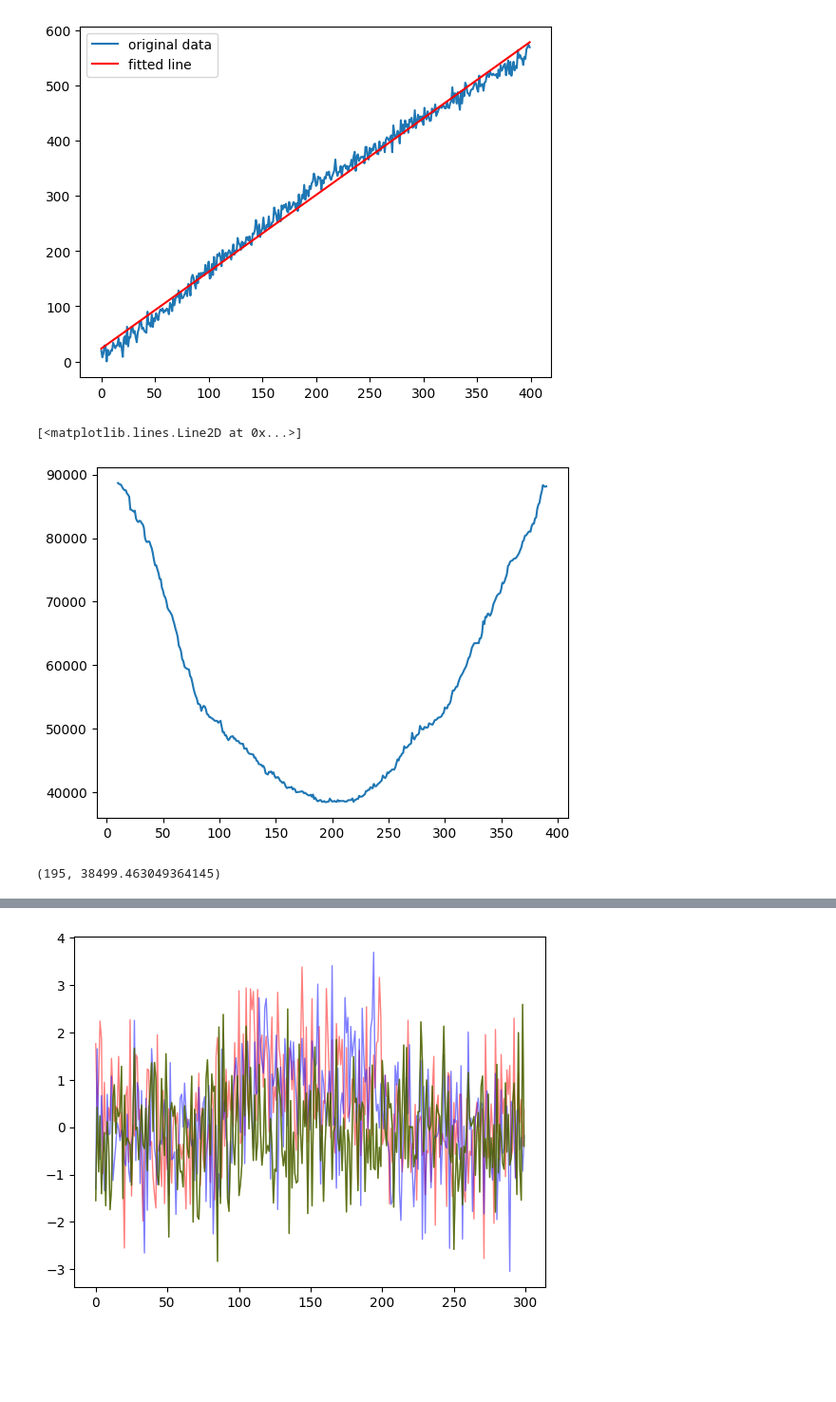
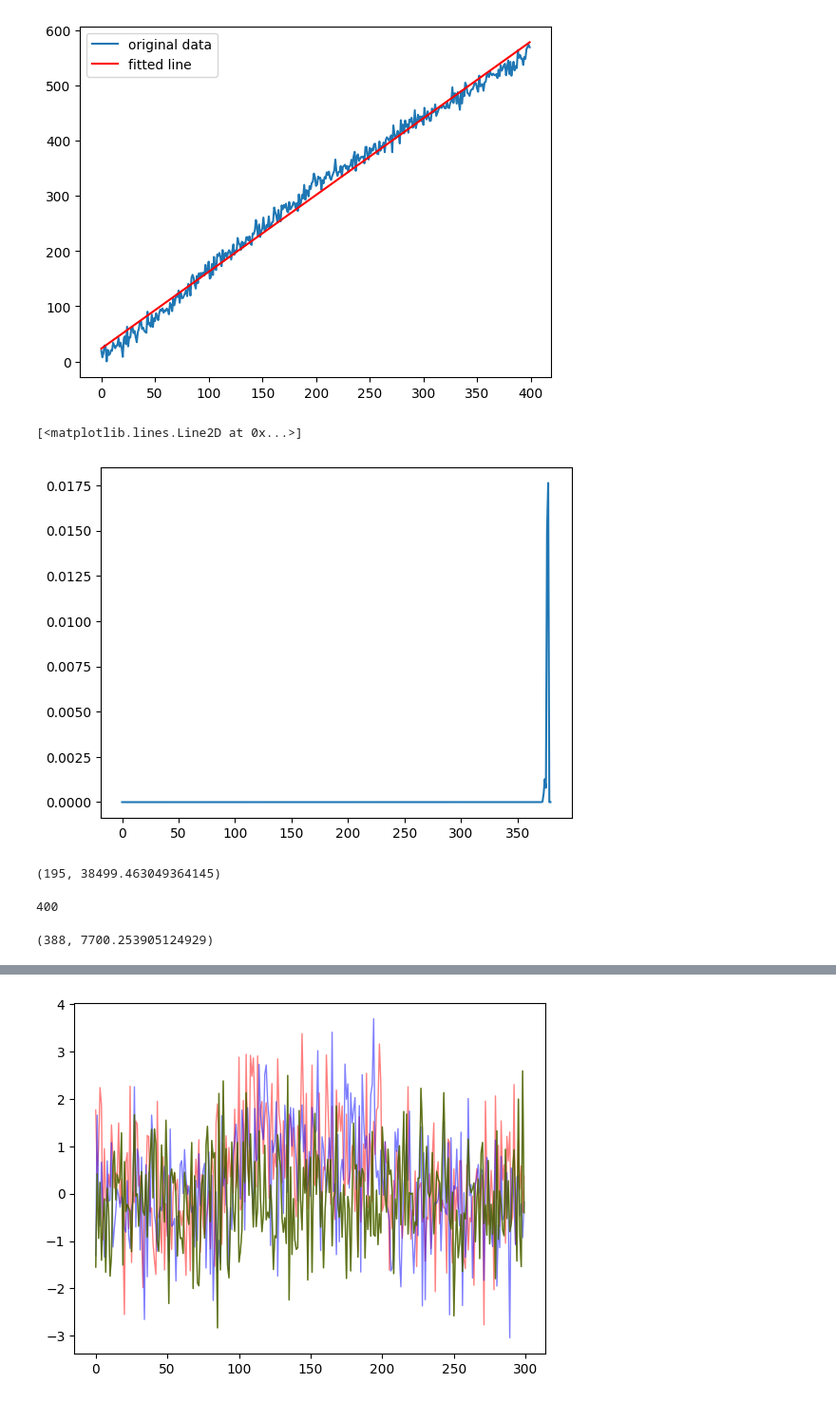
Before and after one commit to grosed/oop, a Jupyter notebook: notebooks/changes.ipynb, the cells around one changed output, grey strips where cells are left out. Shown at 95% size. Cells and saved outputs as stored; diff of their text form; code cells hidden in the pictures; blank space fills up the shorter version.

```diff
--- a/notebooks/changes.ipynb
+++ b/notebooks/changes.ipynb
@@ -502,13 +505,12 @@ class linear :
         self.Y = Y
         self.XY = np.array([X,Y])
     def __call__(self,i,j) :
-        if j - i < 10 :
-            return inf
-
+        if j - i < 2 :
+            return 0
         regression = stats.linregress(self.XY[:,i:(j+1)])
         a = regression.slope
         b = regression.intercept
-        return sum([(y - a*x - b)*(y - a*x - b) for x,y in zip(self.X[i:(j+1)],self.Y[i:(j+1)])])
+        return stats.chi2.pdf(sum([(y - a*x - b)*(y - a*x - b) for x,y in zip(self.X[i:(j+1)],self.Y[i:(j+1)])]),j-i+1,scale=10)
 # %%
 np.random.seed(0)
 X1 = list(range(200))
@@ -537,10 +539,10 @@ plt.show()
 [figure]
 # %%
 g = linear(X,Y)
-plt.plot([g(0,i) + g(i,400) for i in range(400) ])
+plt.plot([g(0,i) + g(i+10,400) for i in range(10,390) ])
 # %% [output]
 [<matplotlib.lines.Line2D at 0x...>]
-[figure, old version]
+[figure, new version]
 # %%
 split(g,g,list(range(len(X))))
 # %% [output]
@@ -552,3 +554,11 @@ print(cpts(res))
+# %%
+len(res.domain())
+# %% [output]
+400
+# %%
+res(391)
+# %% [output]
+(388, 7700.253905124929)
 # %%
 class npConditional :
     def __init__(self,X,Q) :
```
Also changed, not shown: parts of 22 cells of this notebook.
